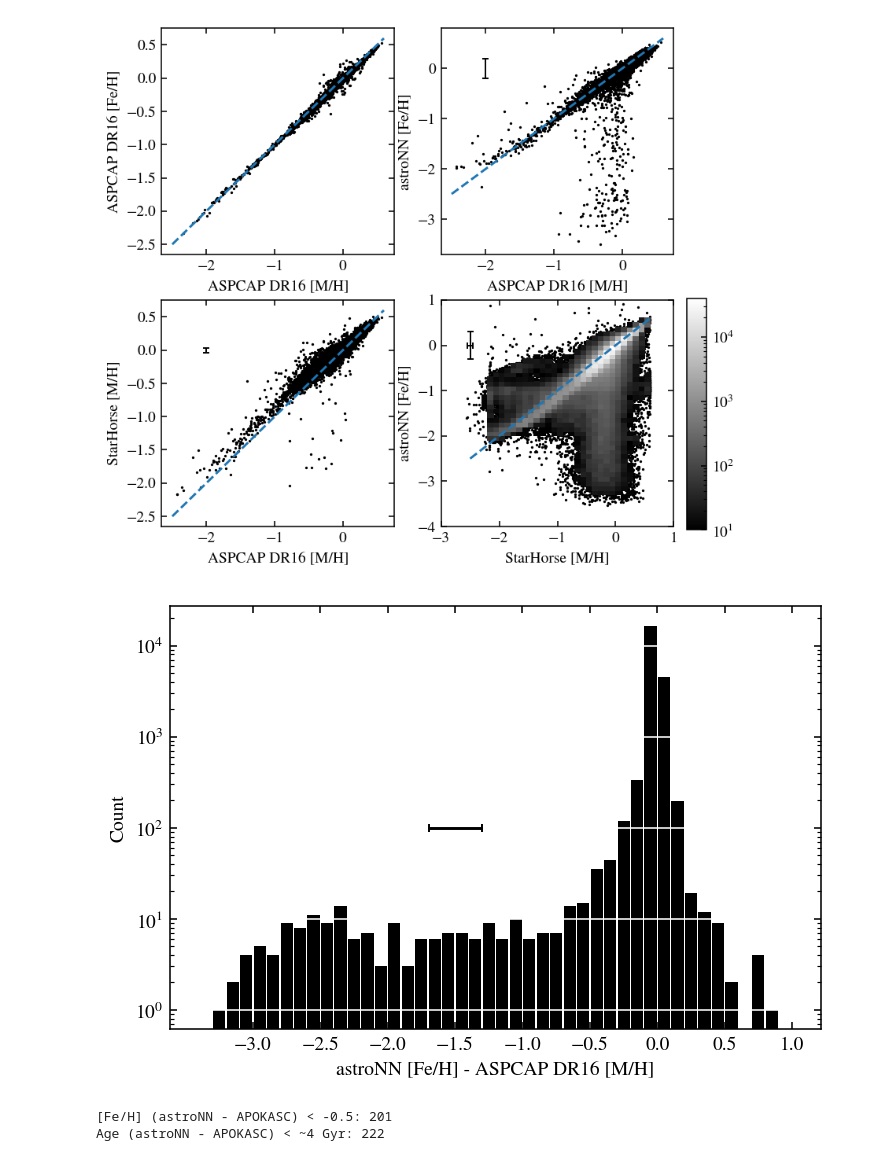
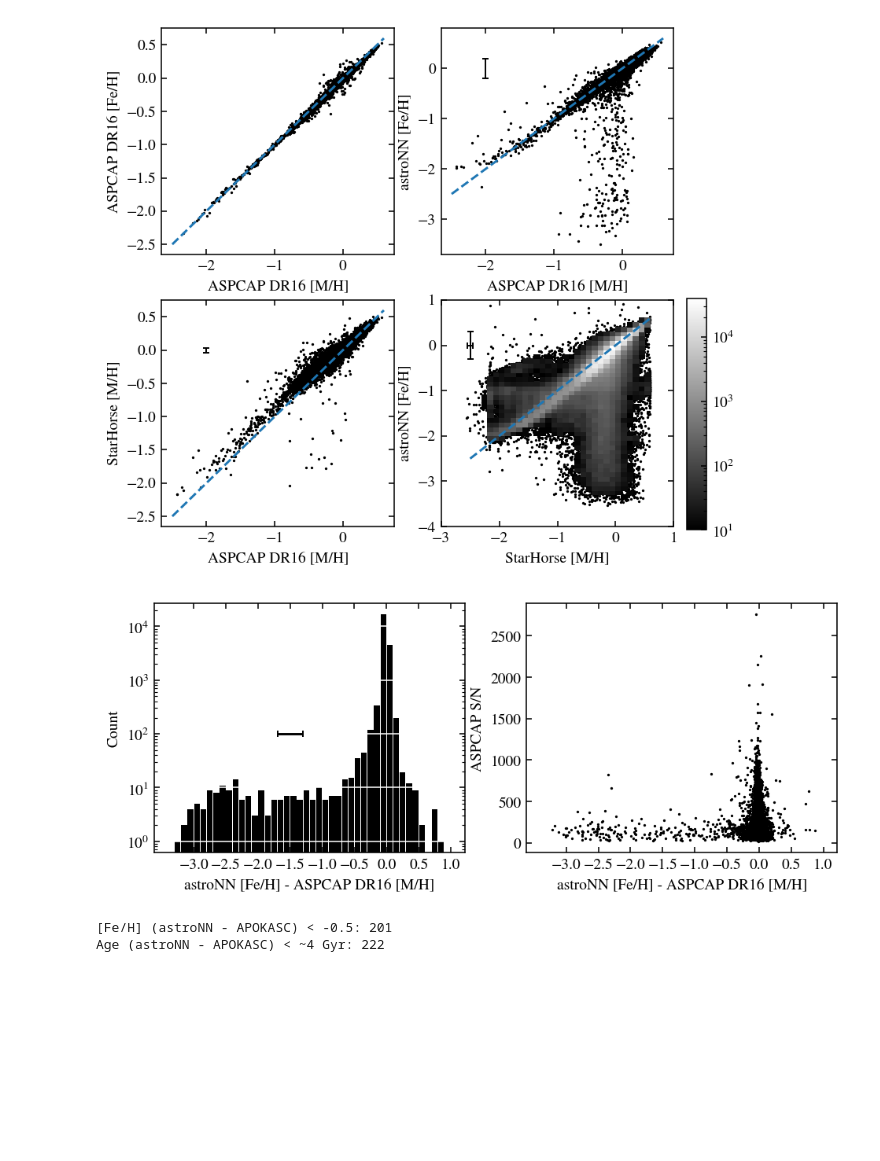
Before and after one commit to lodubay/first-year-project, a Jupyter notebook: compare_datasets.ipynb, the cells around one changed output. Saved outputs shown, nothing was run; the diff lists cells and outputs as text; code cells hidden in the pictures; blank space fills up the shorter version.

```diff
--- a/compare_datasets.ipynb
+++ b/compare_datasets.ipynb
@@ -441,25 +448,31 @@ plt.show()
 # %%
 # Isolate astroNN outliers
 metals = stellar_params[(pd.notna(stellar_params['ASTRONN_FE_H'])) & (pd.notna(stellar_params['DR16_M_H_COR']))].copy()
 fe_diff = metals['ASTRONN_FE_H'] - metals['DR16_M_H_COR']
 fe_diff_err = quad_add(rms(metals['ASTRONN_FE_H_ERR']), rms(metals['DR16_M_H_COR_ERR']))
 
-fig, ax = plt.subplots()
+fig, axs = plt.subplots(1,2, figsize=(8, 3), sharex=True)
 
+ax = axs[0]
 xmin = -3.4
 xmax = 1
 xstep = 0.1
 bins = np.arange(xmin, xmax+xstep, xstep)
 y, x, _ = ax.hist(fe_diff, color='k', bins=bins, rwidth=0.9)
 ax.errorbar(-1.5, 100, xerr=fe_diff_err, c='k', capsize=2)
 ax.grid(which='major', axis='y', color='w')
 ax.set_yscale('log')
 ax.set_xlabel('astroNN [Fe/H] - ASPCAP DR16 [M/H]')
 ax.set_ylabel('Count')
 ax.set_xticks(np.arange(-3, 1.5, 0.5))
+
+ax = axs[1]
+ax.scatter(fe_diff, metals['DR16_ASPCAP_SNR'], s=.5, c='k')
+ax.set_xlabel('astroNN [Fe/H] - ASPCAP DR16 [M/H]')
+ax.set_ylabel('ASPCAP S/N')
 plt.show()
 # %% [output]
-[figure, old version]
+[figure, new version]
 # %%
 # [Fe/H] vs Age for astroNN vs APOKASC
 
```
Also changed, not shown: parts of 7 cells of this notebook.
